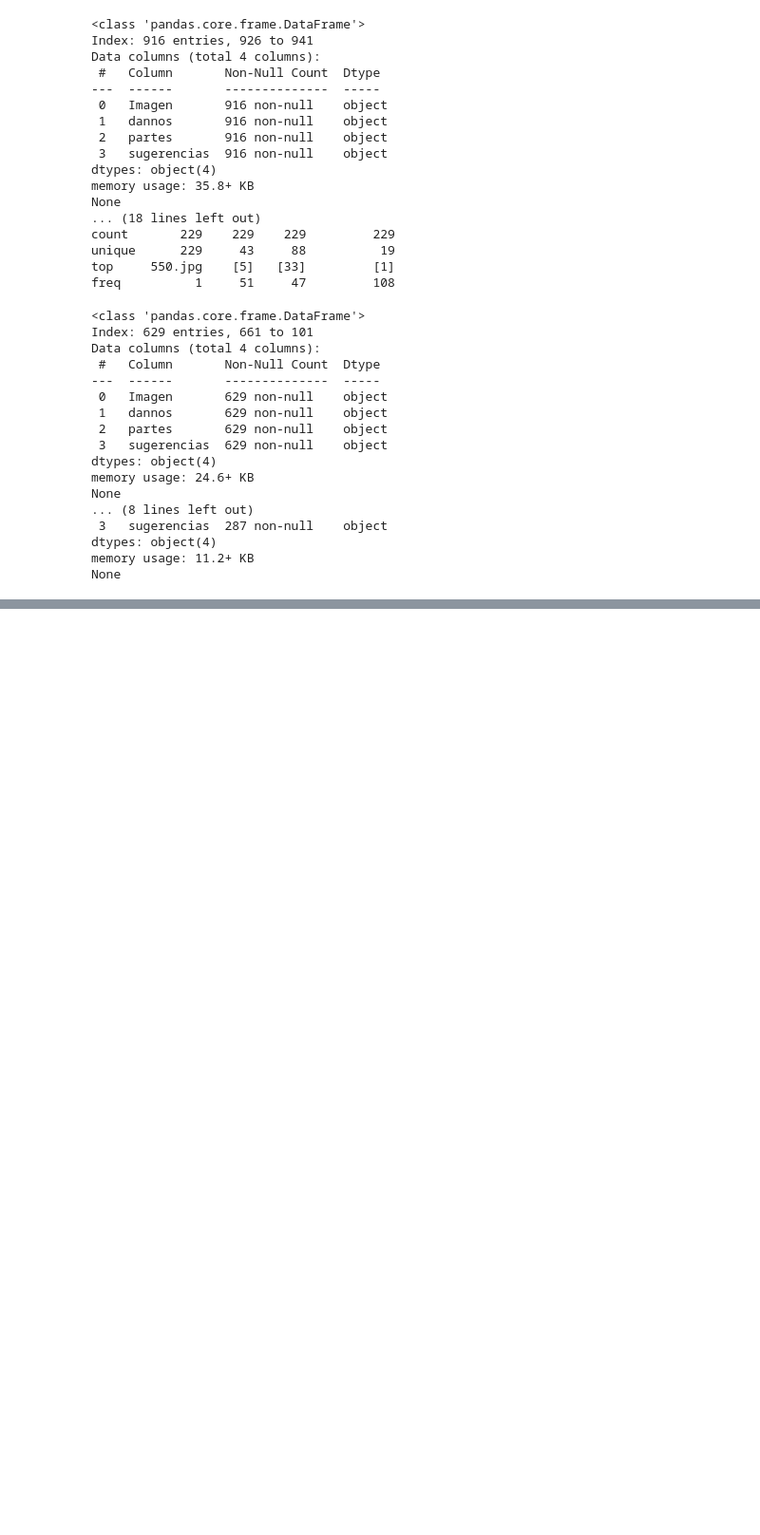
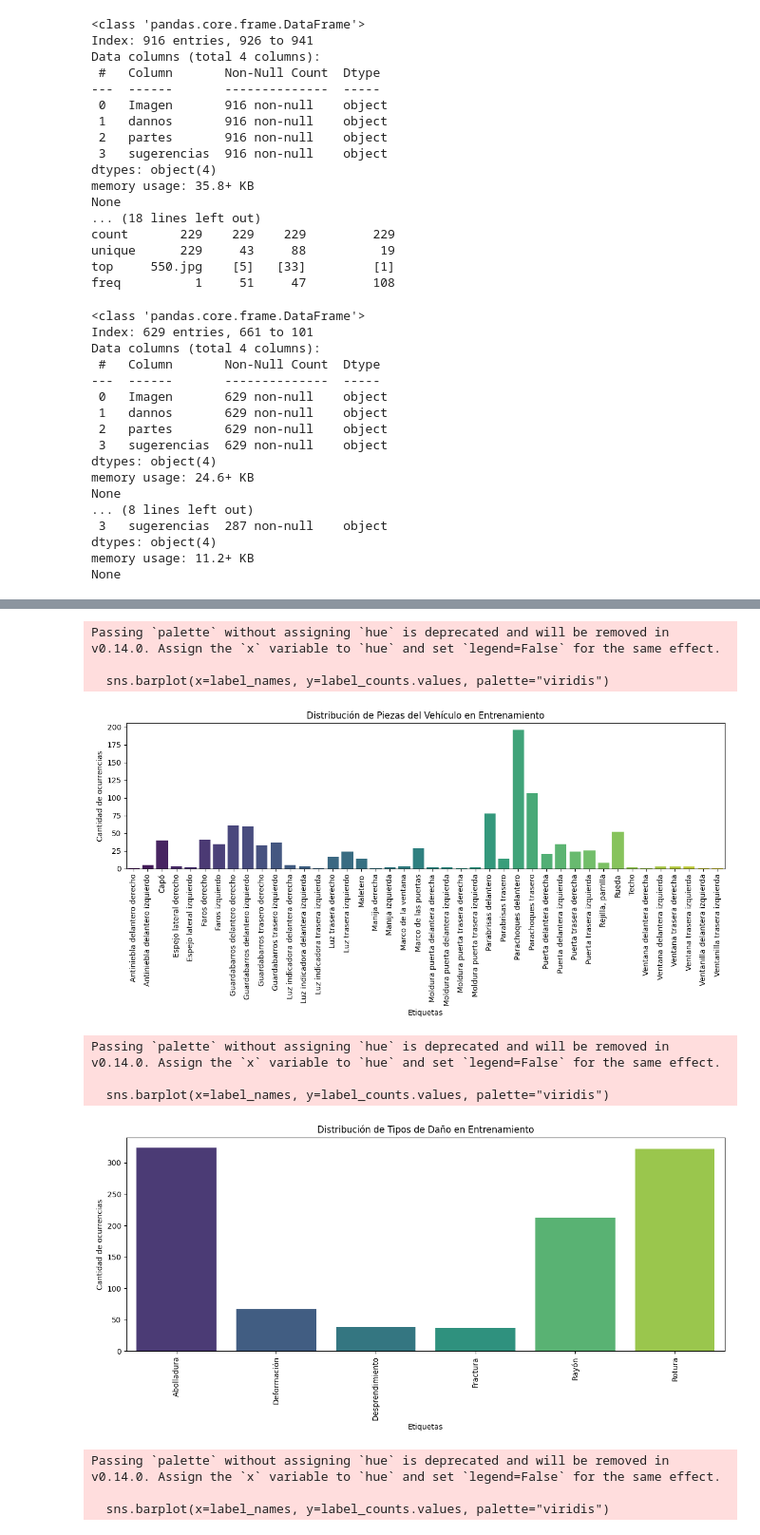
Before and after one commit to ramirezla/VerificacionDeSiniestrosUsandoMultiplesEtiquetas, a Jupyter notebook: PreparacionDeDatosMultiplesEtiquetas_V5..ipynb, the cells around one changed output, grey strips where cells are left out. Shown: that part at 95% size. Saved outputs shown, nothing was run; the diff lists cells and outputs as text; code cells hidden in the pictures; blank space fills up the shorter version.

Commit message:
Version inicial Verificacion De Siniestros Usando Multiples Etiquetas V5 graficos

```diff
--- a/PreparacionDeDatosMultiplesEtiquetas_V5..ipynb
+++ b/PreparacionDeDatosMultiplesEtiquetas_V5..ipynb
@@ -523,0 +640,27 @@ test_df.to_csv('data/fotos_siniestros/datasets/multi_test.csv', index=False, sep
+# %%
+# Load datasets
+train_df = pd.read_csv('data/fotos_siniestros/datasets/multi_train.csv', sep='|')
+val_df = pd.read_csv('data/fotos_siniestros/datasets/multi_val.csv', sep='|')
+test_df = pd.read_csv('data/fotos_siniestros/datasets/multi_test.csv', sep='|')
+
+# Convert string lists to actual lists
+train_df = convert_string_lists(train_df)
+val_df = convert_string_lists(val_df)
+test_df = convert_string_lists(test_df)
+
+# Plot label distributions for training set
+plot_label_distribution(train_df, 'partes', label_to_cls_piezas, "Distribución de Piezas del Vehículo en Entrenamiento")
+plot_label_distribution(train_df, 'dannos', label_to_cls_danos, "Distribución de Tipos de Daño en Entrenamiento")
+plot_label_distribution(train_df, 'sugerencias', label_to_cls_sugerencia, "Distribución de Sugerencias en Entrenamiento")
+# %% [output]
+Passing `palette` without assigning `hue` is deprecated and will be removed in v0.14.0. Assign the `x` variable to `hue` and set `legend=False` for the same effect.
+
+  sns.barplot(x=label_names, y=label_counts.values, palette="viridis")
+[figure, added]
+Passing `palette` without assigning `hue` is deprecated and will be removed in v0.14.0. Assign the `x` variable to `hue` and set `legend=False` for the same effect.
+
+  sns.barplot(x=label_names, y=label_counts.values, palette="viridis")
+[figure, added]
+Passing `palette` without assigning `hue` is deprecated and will be removed in v0.14.0. Assign the `x` variable to `hue` and set `legend=False` for the same effect.
+
+  sns.barplot(x=label_names, y=label_counts.values, palette="viridis")
```
Also changed, not shown: parts of 10 cells of this notebook, 3 other files.
